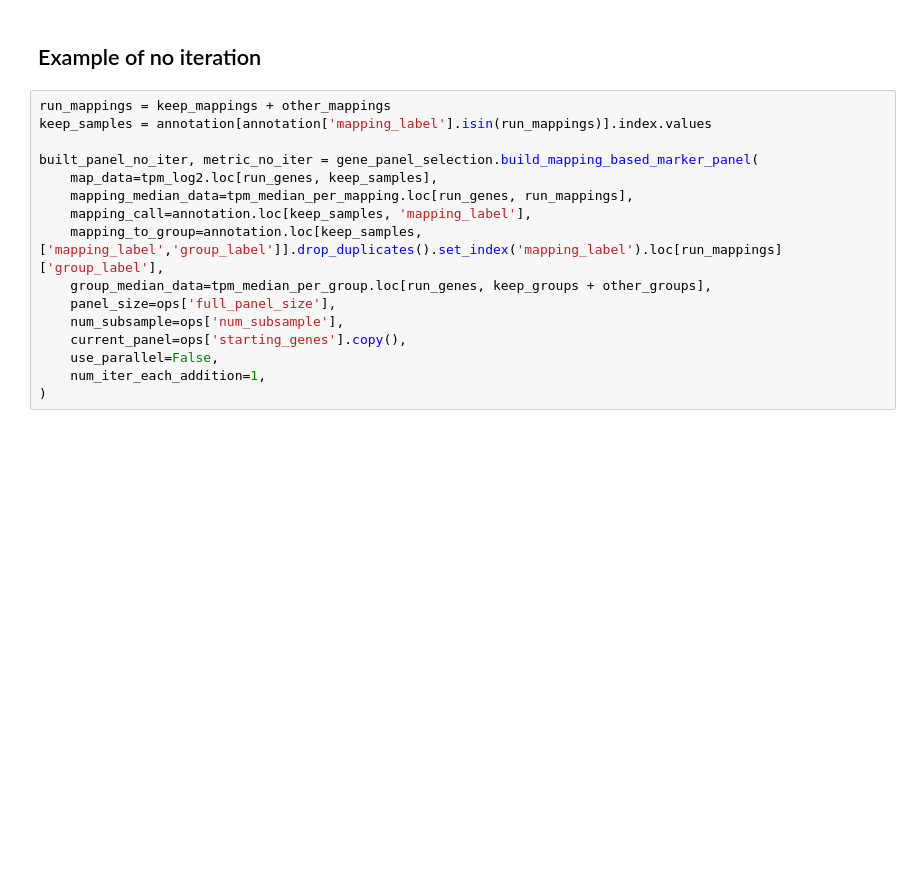
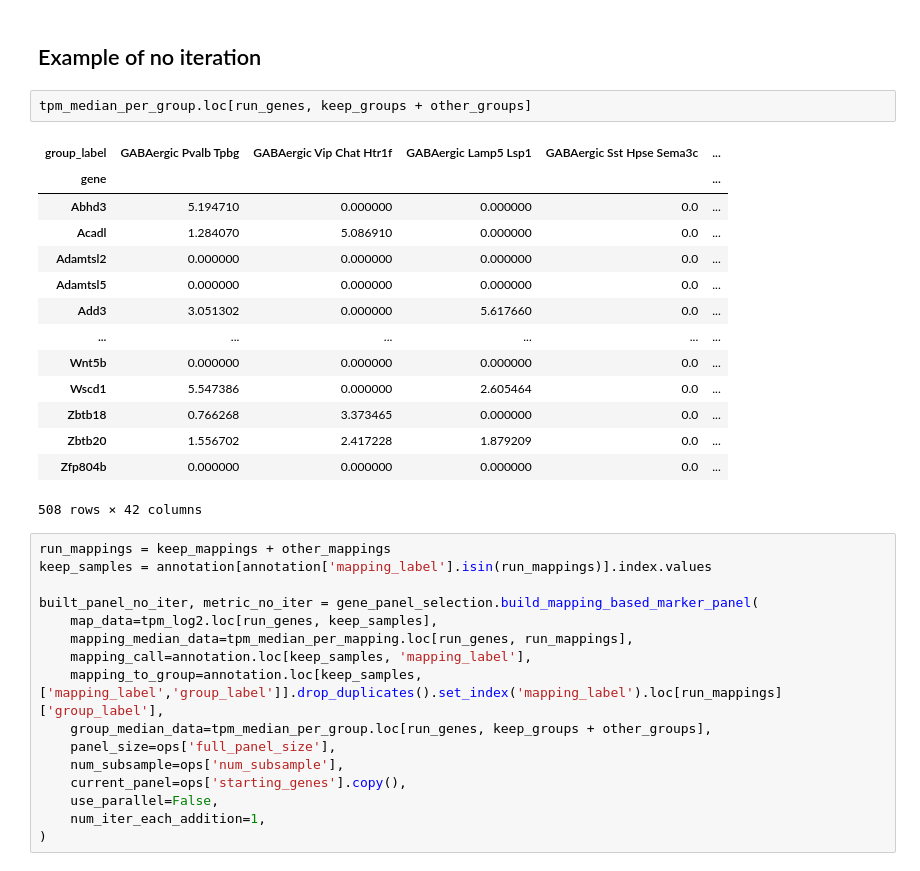
Before and after one commit to AllenNeuralDynamics/mfishtoolspy, a Jupyter notebook: notebooks/demo.ipynb, the cells around one changed output. Drawn from its saved outputs; the diff is of its cells as text; blank space fills up the shorter version.

```diff
--- a/notebooks/demo.ipynb
+++ b/notebooks/demo.ipynb
@@ -361,6 +378,23 @@ Added Igfbp4 with average cluster distance 0.119 [17].
 ... (8 outputs left out)
 # %% [markdown]
 ## Example of no iteration
+# %%
+tpm_median_per_group.loc[run_genes, keep_groups + other_groups]
+# %% [output]
+| group_label | GABAergic Pvalb Tpbg | GABAergic Vip Chat Htr1f | GABAergic Lamp5 Lsp1 | GABAergic Sst Hpse Sema3c | ... |
+| gene |  |  |  |  | ... |
+| Abhd3 | 5.194710 | 0.000000 | 0.000000 | 0.0 | ... |
+| Acadl | 1.284070 | 5.086910 | 0.000000 | 0.0 | ... |
+| Adamtsl2 | 0.000000 | 0.000000 | 0.000000 | 0.0 | ... |
+| Adamtsl5 | 0.000000 | 0.000000 | 0.000000 | 0.0 | ... |
+| Add3 | 3.051302 | 0.000000 | 5.617660 | 0.0 | ... |
+| ... | ... | ... | ... | ... | ... |
+| Wnt5b | 0.000000 | 0.000000 | 0.000000 | 0.0 | ... |
+| Wscd1 | 5.547386 | 0.000000 | 2.605464 | 0.0 | ... |
+| Zbtb18 | 0.766268 | 3.373465 | 0.000000 | 0.0 | ... |
+| Zbtb20 | 1.556702 | 2.417228 | 1.879209 | 0.0 | ... |
+| Zfp804b | 0.000000 | 0.000000 | 0.000000 | 0.0 | ... |
+508 rows × 42 columns
 # %%
 run_mappings = keep_mappings + other_mappings
 keep_samples = annotation[annotation['mapping_label'].isin(run_mappings)].index.values
```
Also changed, not shown: parts of 1 cell of this notebook, 1 other file.
